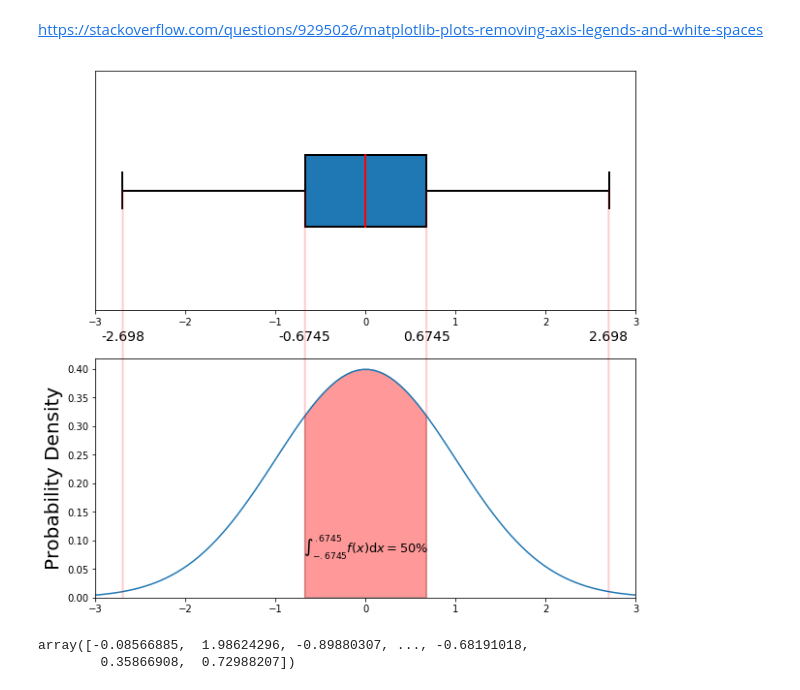
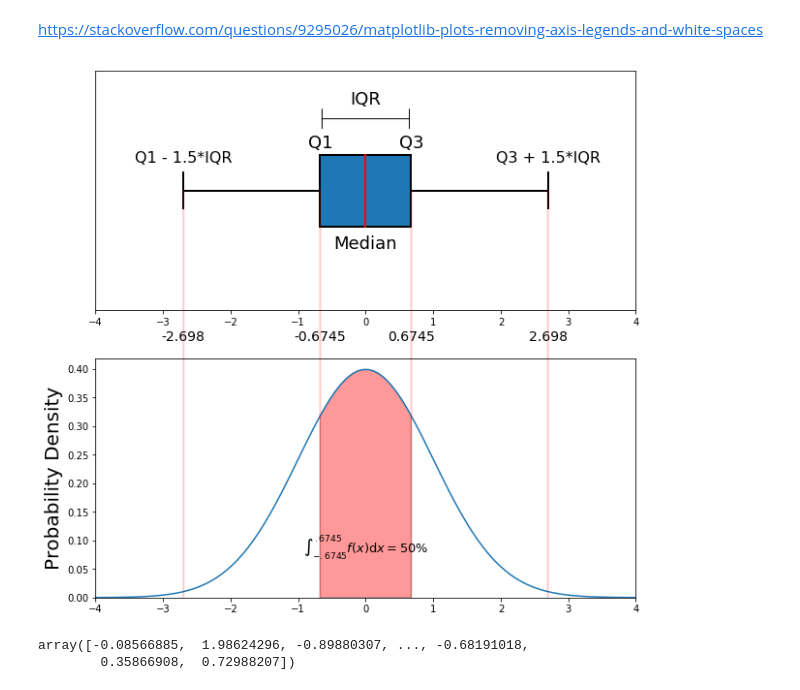
Before and after one commit to mGalarnyk/Python_Tutorials, a Jupyter notebook: Statistics/box_plot.ipynb, the cells around one changed output. Saved outputs shown, nothing was run; the diff lists cells and outputs as text; code cells hidden in the pictures.

```diff
--- a/Statistics/box_plot.ipynb
+++ b/Statistics/box_plot.ipynb
@@ -52,15 +52,40 @@ axes[0].boxplot(s,
                 widths = .3,
                 zorder = 1)   # fill with color
 
-axes[0].set_xlim(-3, 3)
+axes[0].set_xlim(-4, 4)
 #axes[0].set_xticks([-3, -2.698, -2, -1, -0.6745, 0, 0.6745, 1, 2, 2.698, 3])
 axes[0].set_yticks([])
-x = np.linspace(-3, 3, num = 100)
+x = np.linspace(-4, 4, num = 100)
 constant = 1.0 / np.sqrt(2*np.pi)
 pdf_normal_distribution = constant * np.exp((-x**2) / 2.0)
 
+axes[0].annotate(r'',
+            xy=(-.6745, .30), xycoords='data',
+            xytext=(.6745, .30), textcoords='data',
+            arrowprops=dict(arrowstyle="|-|",
+                            connectionstyle="arc3")
+            );
+
+axes[0].text(0, .36, r"IQR",
+         horizontalalignment='center', fontsize=18);
+
+axes[0].text(0, -.24, r"Median",
+         horizontalalignment='center', fontsize=18);
+
+axes[0].text(-.6745, .18, r"Q1",
+         horizontalalignment='center', fontsize=18);
+
+axes[0].text(-2.698, .12, r"Q1 - 1.5*IQR",
+         horizontalalignment='center', fontsize=16);
+
+axes[0].text(.6745, .18, r"Q3",
+         horizontalalignment='center', fontsize=18);
+
+axes[0].text(2.698, .12, r"Q3 + 1.5*IQR",
+         horizontalalignment='center', fontsize=16);
+
 axes[1].plot(x, pdf_normal_distribution, zorder= 2);
-axes[1].set_xlim(-3, 3)
+axes[1].set_xlim(-4, 4)
 axes[1].set_ylim(0);
 #axes[1].set_title('Normal Distribution', size = 20);
 axes[1].set_ylabel('Probability Density', size = 20);
@@ -107,34 +132,34 @@ axes[1].text(-.6745, .45, r'{0:.4f}'.format(-.6745),
 axes[1].text(.6745, .45, r'{0:.4f}'.format(.6745),
          horizontalalignment='center', fontsize=14, zorder = 0);
 
 axes[1].text(-2.698, .45, r'{0:.3f}'.format(-2.698),
          horizontalalignment='center', fontsize=14, zorder = 0);
 
 axes[1].text(2.698, .45, r'{0:.3f}'.format(2.698),
          horizontalalignment='center', fontsize=14, zorder = 0);
 
 
 # Make the shaded region
 ix = np.linspace(-.6745, .6745)
 iy = normalProbabilityDensity(ix)
 verts = [(-.6745, 0)] + list(zip(ix, iy)) + [(.6745, 0)]
 poly = Polygon(verts, facecolor='red', edgecolor='0.2', alpha = .4)
 axes[1].add_patch(poly);
 
 # Integrate PDF from -1 to 1
 result_n67_67, _ = quad(normalProbabilityDensity, -.6745, .6745, limit = 1000)
 
 axes[1].text(0, .08, r"$\int_{-.6745}^{.6745} f(x)\mathrm{d}x = $" + "{0:.0f}%".format(result_n67_67*100),
          horizontalalignment='center', fontsize=13);
 
 
 #plt.subplots_adjust(top=0.92, bottom=-0.08, left=0.10, right=0.95, hspace=0.25,
 #                    wspace=0.35)
 
 #fig.savefig('testing123.png')
 #nrows = 1, ncols = 3,
 # %% [output]
-[figure, old version]
+[figure, new version]
 # %%
 xx = arange(100)
 cut = (xx > 0) & (xx % 17 == 0)
```
